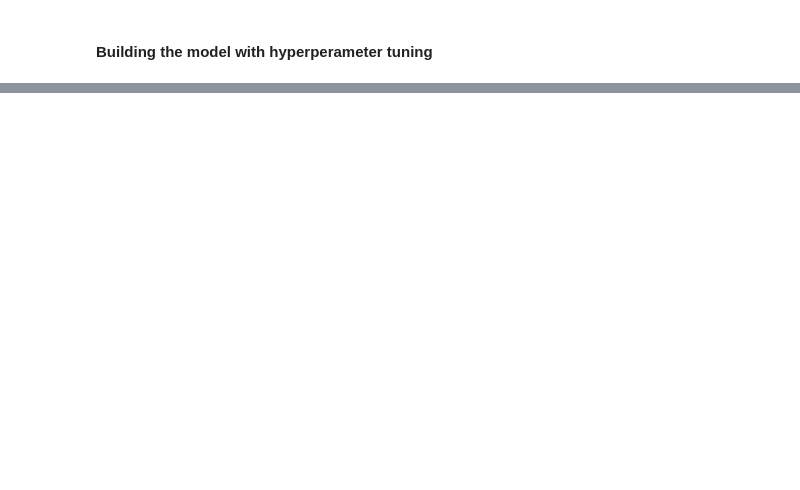
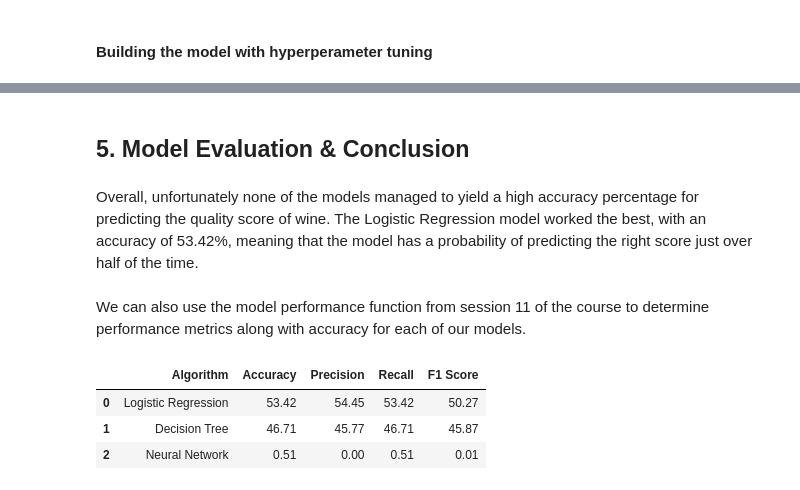
Before and after one commit to larasacodes/ML_Project_LaraAmusan, a Jupyter notebook: Wine_Quality_Predictor_LaraAmusan.ipynb, the cells around one changed output, grey strips where cells are left out. Cells and saved outputs as stored; diff of their text form; code cells hidden in the pictures; blank space fills up the shorter version.

```diff
--- a/Wine_Quality_Predictor_LaraAmusan.ipynb
+++ b/Wine_Quality_Predictor_LaraAmusan.ipynb
@@ -789,0 +842,6 @@ Requirement already satisfied: oauthlib>=3.0.0 in /usr/local/lib/python3.10/dist
+# %%
+# Now creating a model based on the best hyperparameter configuration found
+best_nnmodel = random_search_result.best_estimator_
+
+# Displaying the best model
+best_nnmodel
@@ -789,0 +893,6 @@ Requirement already satisfied: oauthlib>=3.0.0 in /usr/local/lib/python3.10/dist
+# %% [markdown]
+## **5.   Model Evaluation & Conclusion**
+# %% [markdown]
+Overall, unfortunately none of the models managed to yield a high accuracy percentage for predicting the quality score of wine. The Logistic Regression model worked the best, with an accuracy of 53.42%, meaning that the model has a probability of predicting the right score just over half of the time.
+# %% [markdown]
+We can also use the model performance function from session 11 of the course to determine performance metrics along with accuracy for each of our models.
@@ -790 +915,45 @@ Requirement already satisfied: oauthlib>=3.0.0 in /usr/local/lib/python3.10/dist
+# %%
+# Using the function for the 3 models
+
+# Logistic Regression
+lr_performance = model_performance(
+    y_true=y_test,
+    y_pred=y_pred_best_lr,
+    model_name='Logistic Regression'
+)
+
+# Decision Tree
+dt_performance = model_performance(
+    y_true=y_test,
+    y_pred=y_pred_best_dt,
+    model_name='Decision Tree'
+)
+
+# Neural Network
+nn_performance = model_performance(
+    y_true=y_test,
+    y_pred=y_pred_best_nn,
+    model_name='Neural Network'
+)
+# %%
+# Putting them all in a list
+performance_list = [
+    lr_performance,
+    dt_performance,
+    nn_performance
+]
+
+# Setting list as a dataframe
+performance_df = pd.DataFrame(performance_list)
+
+# Sort from highest to lowest accuracy
+performance_df_sorted = performance_df.sort_values(by='Accuracy', ascending=False)
+
+# Displaying dataframe
+performance_df_sorted
+# %% [output]
+|  | Algorithm | Accuracy | Precision | Recall | F1 Score |
+| 0 | Logistic Regression | 53.42 | 54.45 | 53.42 | 50.27 |
+| 1 | Decision Tree | 46.71 | 45.77 | 46.71 | 45.87 |
+| 2 | Neural Network | 0.51 | 0.00 | 0.51 | 0.01 |
 # %% [markdown]
```
Also changed, not shown: parts of 20 cells of this notebook.
